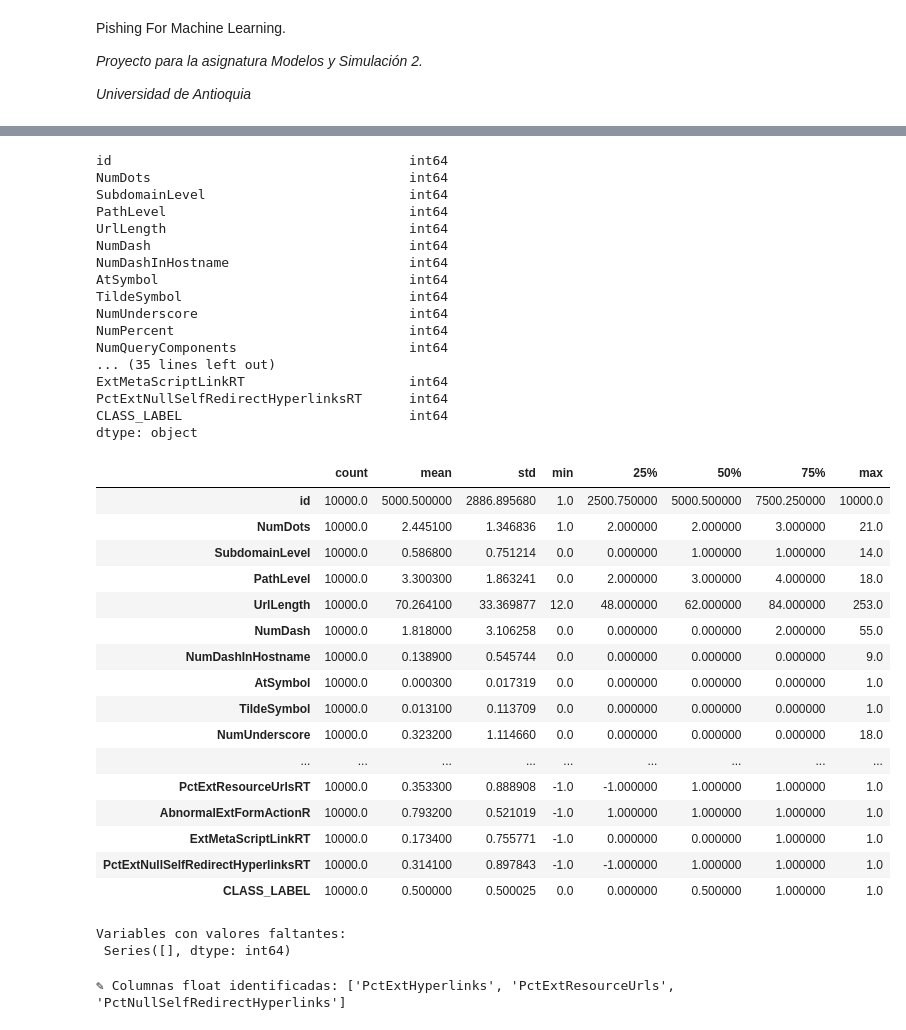
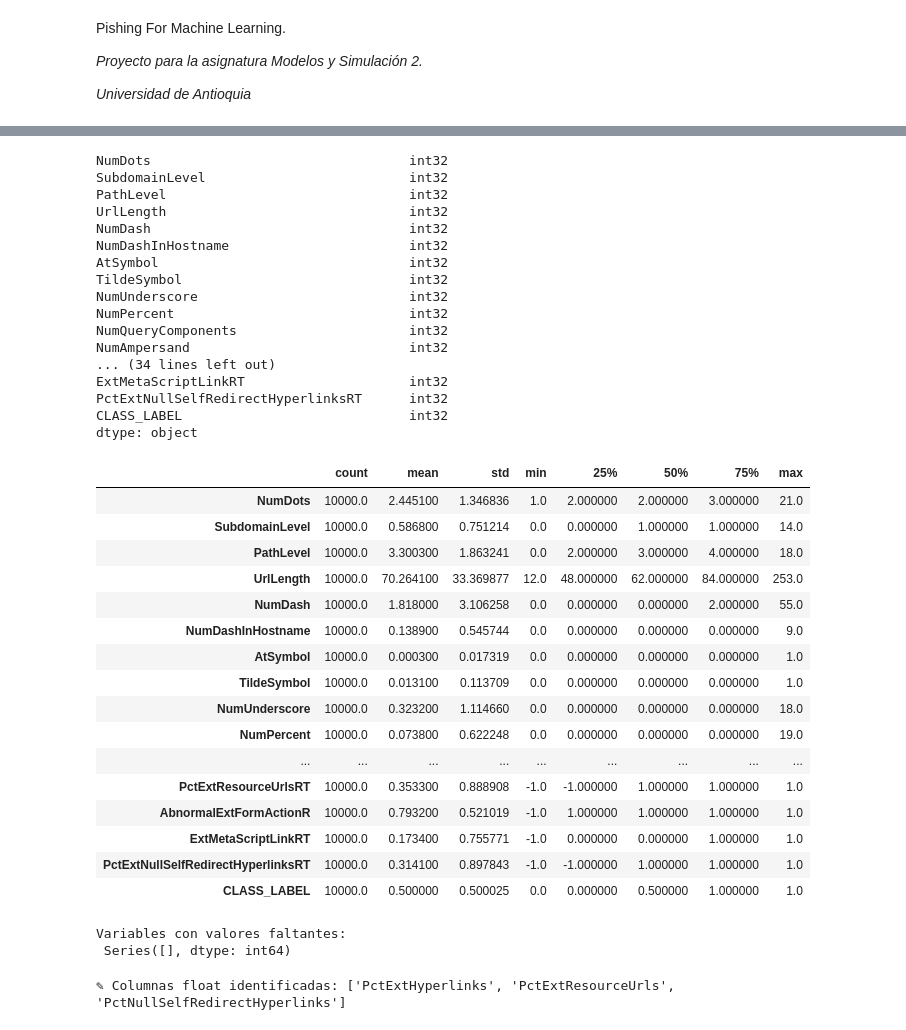
Before and after one commit to Emma-Ok/Phishing-Detection-ML, a Jupyter notebook: Exploring_Data.ipynb, the cells around one changed output, grey strips where cells are left out. Saved outputs shown, nothing was run; the diff lists cells and outputs as text; code cells hidden in the pictures.

```diff
--- a/Exploring_Data.ipynb
+++ b/Exploring_Data.ipynb
@@ -10,9 +10,15 @@ Pishing For Machine Learning.
 # %%
 # 1.1 Imports básicos
 import pandas as pd
+from pandas.api import types as ptypes
 import numpy as np
 import matplotlib.pyplot as plt
 import seaborn as sns
+from sklearn.feature_selection import VarianceThreshold
+import warnings
+
+# Suppress all warnings
+warnings.filterwarnings('ignore')
 
 # Para garantizar que las gráficas se muestren en Colab
 %matplotlib inline
@@ -20,9 +26,10 @@ import seaborn as sns
 # 1.2 Carga de datos desde GitHub
 url = "https://raw.githubusercontent.com/Emma-Ok/Phishing-Detection-ML/main/Phishing_Legitimate_full.csv"
 df = pd.read_csv(url)
+df = df.drop(columns=['id'])
+
 target = 'CLASS_LABEL'
 
 # 1.3 Primer vistazo
 print("Shape del dataset:", df.shape)
-display(df.head())
 # %% [output]
@@ -37,34 +37,39 @@ Shape del dataset: (10000, 50)
 # %%
+
+df = df.apply(
+    lambda col: col.astype('float32')
+    if col.dtype == 'float64'
+    else (col.astype('int32') if col.dtype == 'int64' else col)
+)
 # 2.1 Tipos de cada columna
 print(df.dtypes)
 
 # 2.2 Estadísticas descriptivas generales
 display(df.describe().T)
 
 
 # 2.3 Verificar valores faltantes
 missing = df.isnull().sum()
 print("Variables con valores faltantes:\n", missing[missing > 0])
 # %% [output]
-id                                      int64
-NumDots                                 int64
-SubdomainLevel                          int64
-PathLevel                               int64
-UrlLength                               int64
-NumDash                                 int64
-NumDashInHostname                       int64
-AtSymbol                                int64
-TildeSymbol                             int64
-NumUnderscore                           int64
-NumPercent                              int64
-NumQueryComponents                      int64
-... (35 lines left out)
-ExtMetaScriptLinkRT                     int64
-PctExtNullSelfRedirectHyperlinksRT      int64
-CLASS_LABEL                             int64
+NumDots                                 int32
+SubdomainLevel                          int32
+PathLevel                               int32
+UrlLength                               int32
+NumDash                                 int32
+NumDashInHostname                       int32
+AtSymbol                                int32
+TildeSymbol                             int32
+NumUnderscore                           int32
+NumPercent                              int32
+NumQueryComponents                      int32
+NumAmpersand                            int32
+... (34 lines left out)
+ExtMetaScriptLinkRT                     int32
+PctExtNullSelfRedirectHyperlinksRT      int32
+CLASS_LABEL                             int32
 dtype: object
 |  | count | mean | std | min | 25% | 50% | 75% | max |
-| id | 10000.0 | 5000.500000 | 2886.895680 | 1.0 | 2500.750000 | 5000.500000 | 7500.250000 | 10000.0 |
 | NumDots | 10000.0 | 2.445100 | 1.346836 | 1.0 | 2.000000 | 2.000000 | 3.000000 | 21.0 |
 | SubdomainLevel | 10000.0 | 0.586800 | 0.751214 | 0.0 | 0.000000 | 1.000000 | 1.000000 | 14.0 |
 | PathLevel | 10000.0 | 3.300300 | 1.863241 | 0.0 | 2.000000 | 3.000000 | 4.000000 | 18.0 |
@@ -74,6 +79,7 @@ dtype: object
 | AtSymbol | 10000.0 | 0.000300 | 0.017319 | 0.0 | 0.000000 | 0.000000 | 0.000000 | 1.0 |
 | TildeSymbol | 10000.0 | 0.013100 | 0.113709 | 0.0 | 0.000000 | 0.000000 | 0.000000 | 1.0 |
 | NumUnderscore | 10000.0 | 0.323200 | 1.114660 | 0.0 | 0.000000 | 0.000000 | 0.000000 | 18.0 |
+| NumPercent | 10000.0 | 0.073800 | 0.622248 | 0.0 | 0.000000 | 0.000000 | 0.000000 | 19.0 |
 | ... | ... | ... | ... | ... | ... | ... | ... | ... |
 | PctExtResourceUrlsRT | 10000.0 | 0.353300 | 0.888908 | -1.0 | -1.000000 | 1.000000 | 1.000000 | 1.0 |
 | AbnormalExtFormActionR | 10000.0 | 0.793200 | 0.521019 | -1.0 | 1.000000 | 1.000000 | 1.000000 | 1.0 |
```
Also changed, not shown: parts of 14 cells of this notebook.
